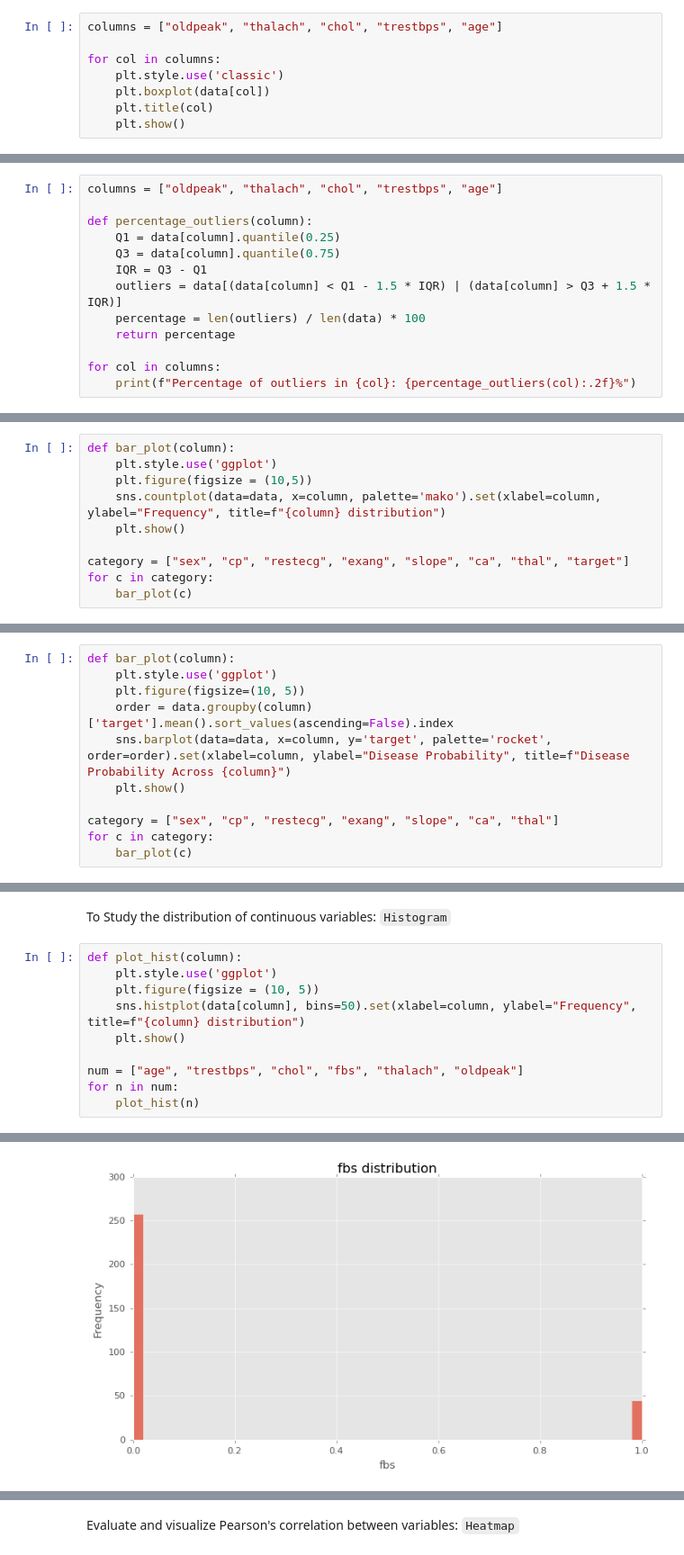
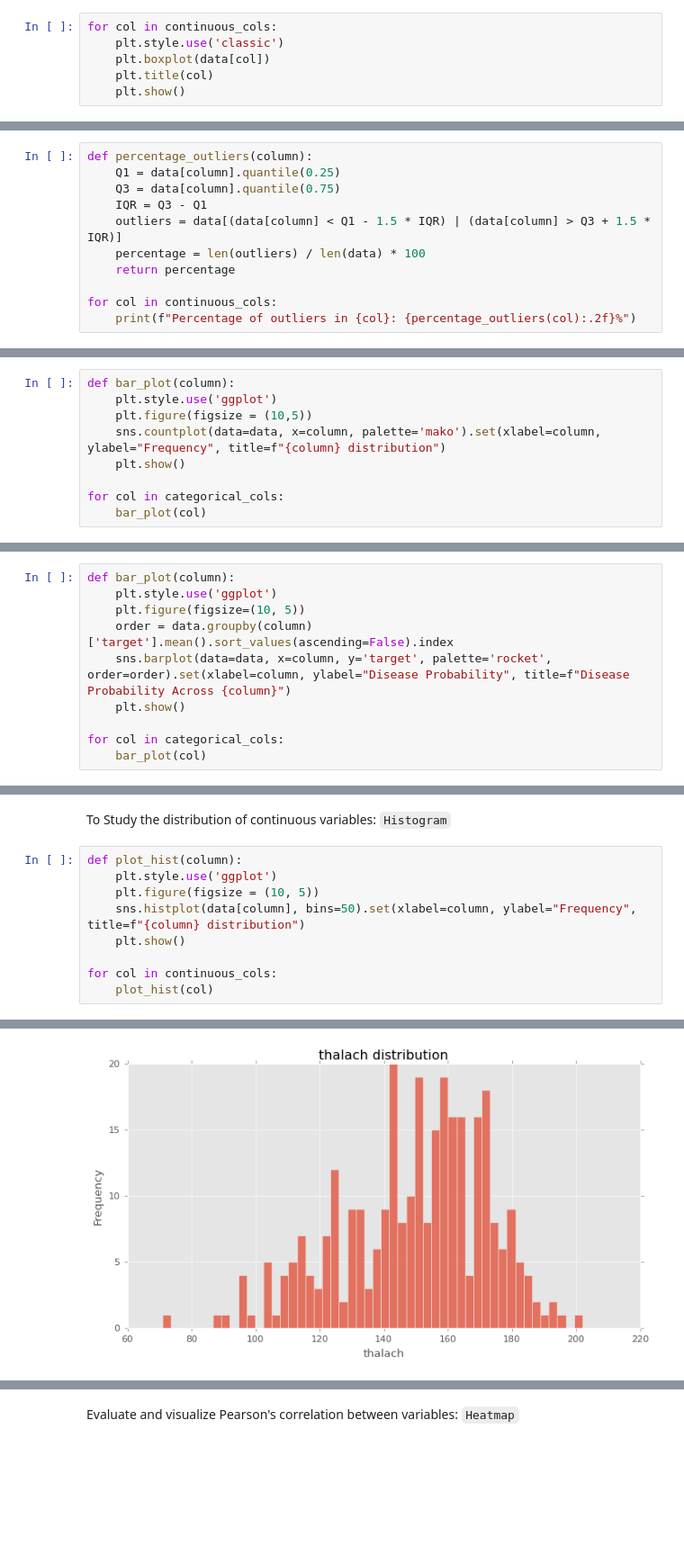
Before and after one commit to soumyadeepghoshGG/Heart-Disease-Classification, a Jupyter notebook: Heart-Disease-Classification.ipynb, the cells around one changed output, grey strips where cells are left out. Shown at 90% size. Saved outputs shown, nothing was run; the diff lists cells and outputs as text; blank space fills up the shorter version.

```diff
--- a/Heart-Disease-Classification.ipynb
+++ b/Heart-Disease-Classification.ipynb
@@ -156,7 +159,5 @@ data.drop_duplicates(inplace=True)
 # %%
-columns = ["oldpeak", "thalach", "chol", "trestbps", "age"]
-
-for col in columns:
+for col in continuous_cols:
     plt.style.use('classic')
     plt.boxplot(data[col])
     plt.title(col)
@@ -170,6 +171,4 @@ for col in columns:
 # %%
-columns = ["oldpeak", "thalach", "chol", "trestbps", "age"]
-
 def percentage_outliers(column):
     Q1 = data[column].quantile(0.25)
     Q3 = data[column].quantile(0.75)
@@ -178,6 +177,6 @@ def percentage_outliers(column):
     percentage = len(outliers) / len(data) * 100
     return percentage
 
-for col in columns:
+for col in continuous_cols:
     print(f"Percentage of outliers in {col}: {percentage_outliers(col):.2f}%")
 # %% [output]
@@ -207,9 +206,8 @@ def bar_plot(column):
     sns.countplot(data=data, x=column, palette='mako').set(xlabel=column, ylabel="Frequency", title=f"{column} distribution")
     plt.show()
 
-category = ["sex", "cp", "restecg", "exang", "slope", "ca", "thal", "target"]
-for c in category:
-    bar_plot(c)
+for col in categorical_cols:
+    bar_plot(col)
 # %% [output]
 [figure]
 [figure]
@@ -229,9 +228,8 @@ def bar_plot(column):
     sns.barplot(data=data, x=column, y='target', palette='rocket', order=order).set(xlabel=column, ylabel="Disease Probability", title=f"Disease Probability Across {column}")
     plt.show()
 
-category = ["sex", "cp", "restecg", "exang", "slope", "ca", "thal"]
-for c in category:
-    bar_plot(c)
+for col in categorical_cols:
+    bar_plot(col)
 # %% [output]
 [figure]
 [figure]
@@ -261,15 +261,14 @@ To Study the distribution of continuous variables: `Histogram`
 # %%
 def plot_hist(column):
     plt.style.use('ggplot')
     plt.figure(figsize = (10, 5))
     sns.histplot(data[column], bins=50).set(xlabel=column, ylabel="Frequency", title=f"{column} distribution")
     plt.show()
 
-num = ["age", "trestbps", "chol", "fbs", "thalach", "oldpeak"]
-for n in num:
-    plot_hist(n)
+for col in continuous_cols:
+    plot_hist(col)
 # %% [output]
 [figure]
 [figure]
 [figure]
-[figure, old version]
+[figure, new version]
```
Also changed, not shown: parts of 11 cells of this notebook.
